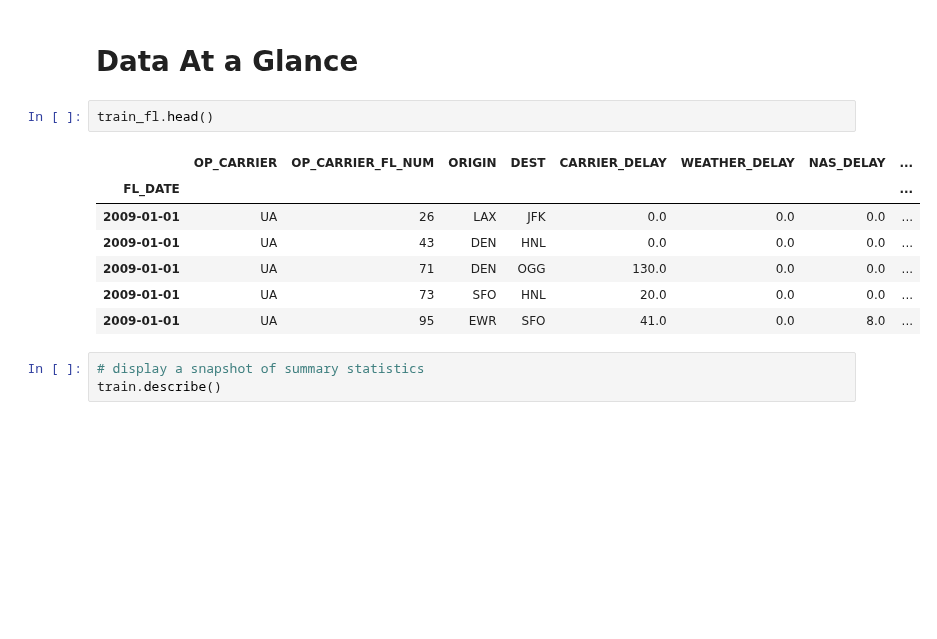
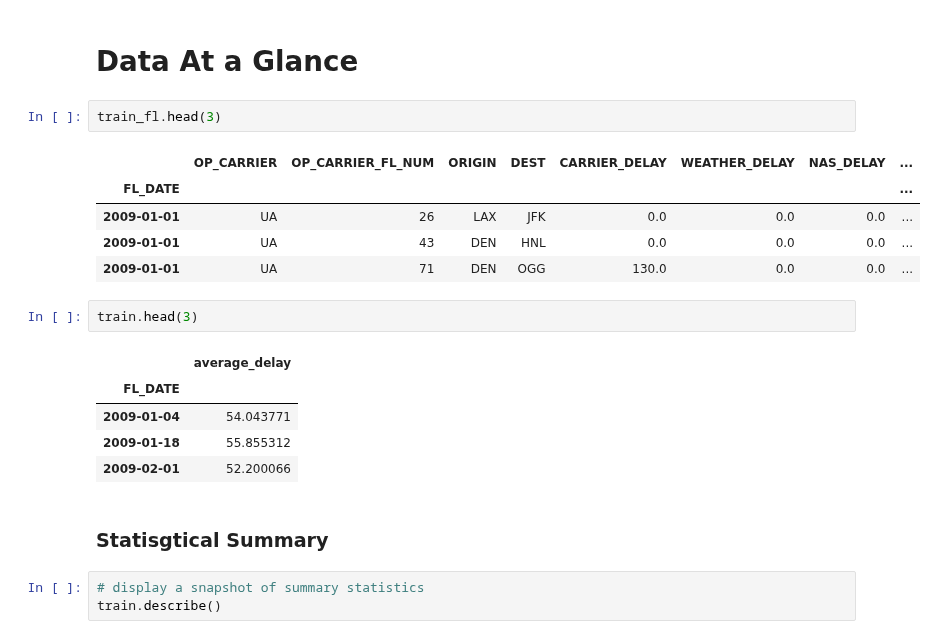
Before and after one commit to CLOUD-NINE-FLIGHT-SOLUTIONS/CLOUD-NINE-FLIGHT-SOLUTIONS, a Jupyter notebook: Final_Report_united.ipynb, the cells around one changed output. Cells and saved outputs as stored; diff of their text form; blank space fills up the shorter version.

```diff
--- a/Final_Report_united.ipynb
+++ b/Final_Report_united.ipynb
@@ -81,15 +81,23 @@ train_fl, validate_fl, test_fl = m.train_fl_test_fl_split(flights, '2W')
 # %% [markdown]
 # Data At a Glance
 # %%
-train_fl.head()
+train_fl.head(3)
 # %% [output]
 |  | OP_CARRIER | OP_CARRIER_FL_NUM | ORIGIN | DEST | CARRIER_DELAY | WEATHER_DELAY | NAS_DELAY | ... |
 | FL_DATE |  |  |  |  |  |  |  | ... |
 | 2009-01-01 | UA | 26 | LAX | JFK | 0.0 | 0.0 | 0.0 | ... |
 | 2009-01-01 | UA | 43 | DEN | HNL | 0.0 | 0.0 | 0.0 | ... |
 | 2009-01-01 | UA | 71 | DEN | OGG | 130.0 | 0.0 | 0.0 | ... |
-| 2009-01-01 | UA | 73 | SFO | HNL | 20.0 | 0.0 | 0.0 | ... |
-| 2009-01-01 | UA | 95 | EWR | SFO | 41.0 | 0.0 | 8.0 | ... |
+# %%
+train.head(3)
+# %% [output]
+|  | average_delay |
+| FL_DATE |  |
+| 2009-01-04 | 54.043771 |
+| 2009-01-18 | 55.855312 |
+| 2009-02-01 | 52.200066 |
+# %% [markdown]
+### Statisgtical Summary
 # %%
 # display a snapshot of summary statistics
 train.describe()
```
Also changed, not shown: parts of 1 cell of this notebook, 4 other files.
